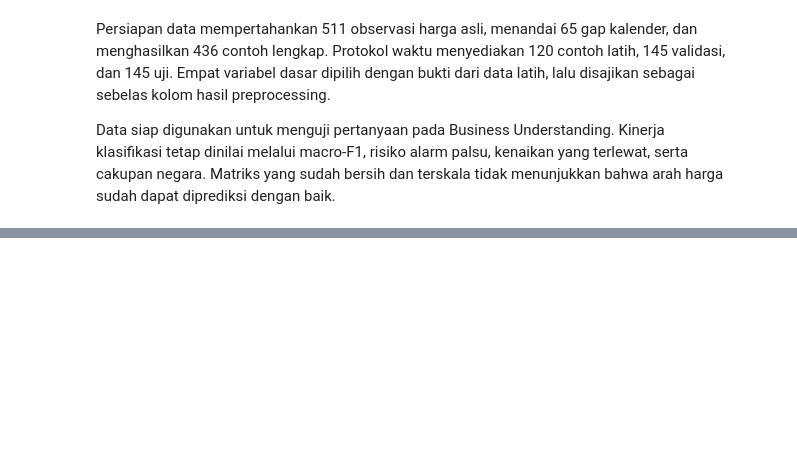
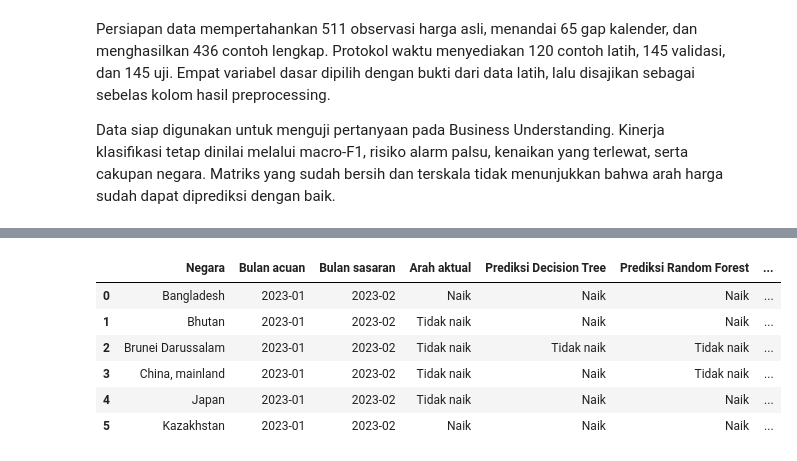
Before and after one commit to firrazmrd/17_IF-B_Sop-Pak-Min-Klaten, a Jupyter notebook: Projek.ipynb, the cells around one changed output, grey strips where cells are left out. Cells and saved outputs as stored; diff of their text form; code cells hidden in the pictures; blank space fills up the shorter version.

```diff
--- a/Projek.ipynb
+++ b/Projek.ipynb
@@ -2104,0 +1693,32 @@ Bagi koperasi petani dan analis kebijakan pangan, ringkasan arah dari model tida
+# %%
+prediction_view = df_validation[['Country', 'date', 'target_date', 'target']].copy()
+prediction_view['Decision Tree'] = pred_validation['Decision Tree']
+prediction_view['Random Forest'] = pred_validation['Random Forest']
+prediction_view['Regresi Logistik'] = pred_validation['Regresi Logistik']
+prediction_view = prediction_view.sort_values(['date', 'Country']).head(6)
+
+direction_labels = {0: 'Tidak naik', 1: 'Naik'}
+for column in ['target', 'Decision Tree', 'Random Forest', 'Regresi Logistik']:
+    prediction_view[column] = prediction_view[column].map(direction_labels)
+for column in ['date', 'target_date']:
+    prediction_view[column] = prediction_view[column].dt.strftime('%Y-%m')
+
+prediction_view['Status data'] = 'Tersedia'
+prediction_view = prediction_view.rename(columns={
+    'Country': 'Negara',
+    'date': 'Bulan acuan',
+    'target_date': 'Bulan sasaran',
+    'target': 'Arah aktual',
+    'Decision Tree': 'Prediksi Decision Tree',
+    'Random Forest': 'Prediksi Random Forest',
+    'Regresi Logistik': 'Prediksi Regresi Logistik'
+})
+display(prediction_view.reset_index(drop=True))
+# %% [output]
+|  | Negara | Bulan acuan | Bulan sasaran | Arah aktual | Prediksi Decision Tree | Prediksi Random Forest | ... |
+| 0 | Bangladesh | 2023-01 | 2023-02 | Naik | Naik | Naik | ... |
+| 1 | Bhutan | 2023-01 | 2023-02 | Tidak naik | Naik | Naik | ... |
+| 2 | Brunei Darussalam | 2023-01 | 2023-02 | Tidak naik | Tidak naik | Tidak naik | ... |
+| 3 | China, mainland | 2023-01 | 2023-02 | Tidak naik | Naik | Tidak naik | ... |
+| 4 | Japan | 2023-01 | 2023-02 | Tidak naik | Naik | Naik | ... |
+| 5 | Kazakhstan | 2023-01 | 2023-02 | Naik | Naik | Naik | ... |
```
Also changed, not shown: parts of 60 cells of this notebook.
